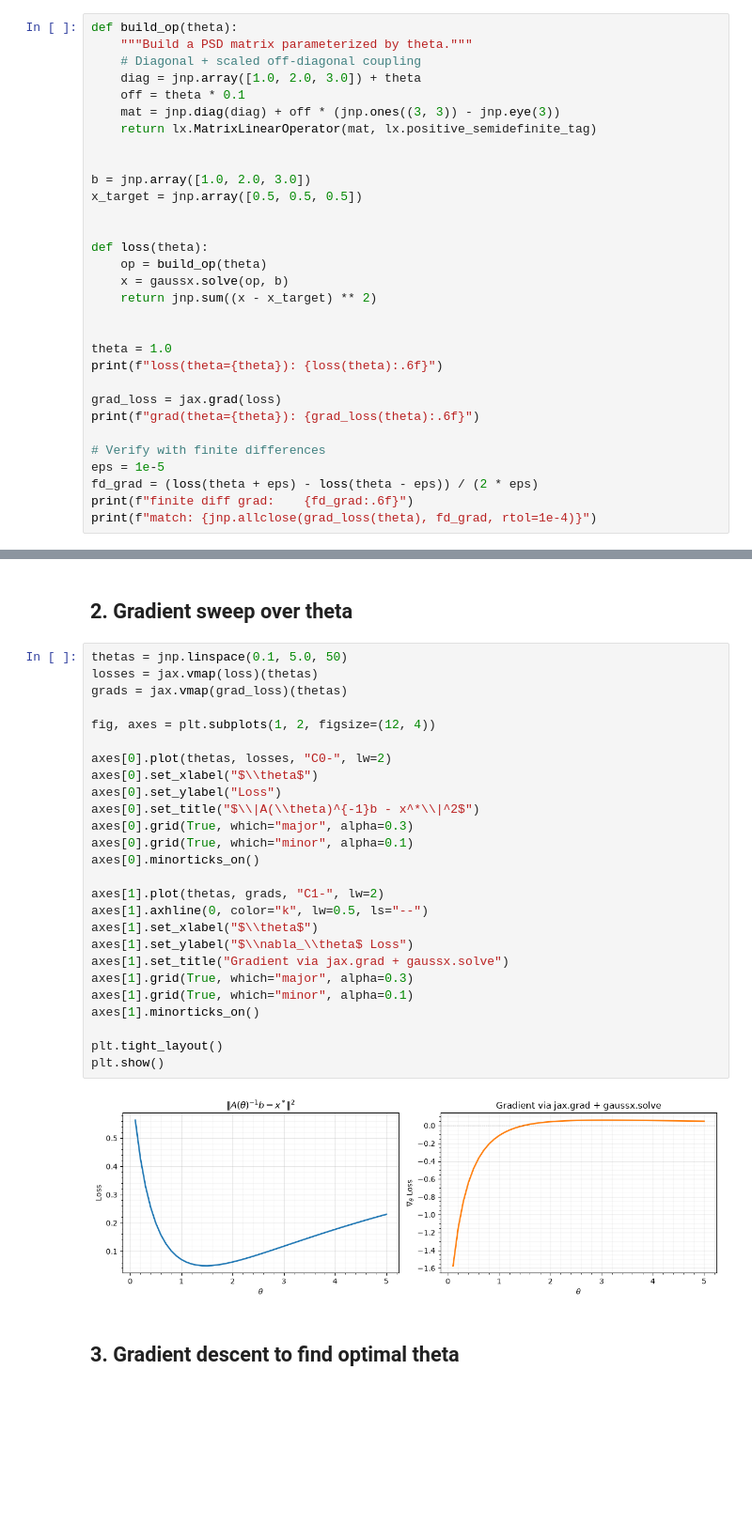
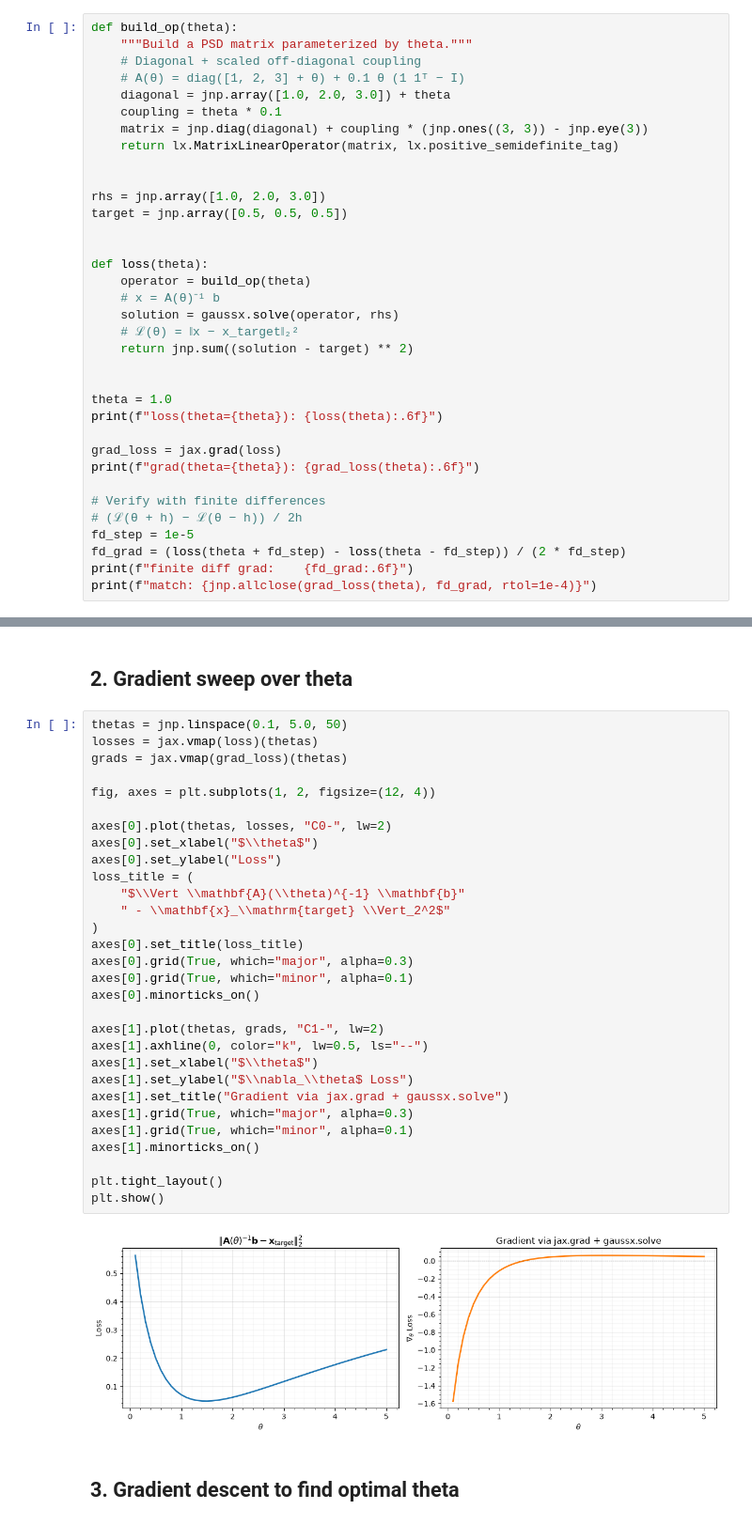
Before and after one commit to jejjohnson/gaussx, a Jupyter notebook: docs/notebooks/differentiating_solve.ipynb, the cells around one changed output, grey strips where cells are left out. Shown at 94% size. Drawn from its saved outputs; the diff is of its cells as text; blank space fills up the shorter version.

Commit message:
style(notebooks): restyle the operator and solver notebooks to the house notation

```diff
--- a/docs/notebooks/differentiating_solve.ipynb
+++ b/docs/notebooks/differentiating_solve.ipynb
@@ -114,20 +91,23 @@ matrix $A(\theta)$. We want $\nabla_\theta \|A(\theta)^{-1} b - x^*\|^2$.
 def build_op(theta):
     """Build a PSD matrix parameterized by theta."""
     # Diagonal + scaled off-diagonal coupling
-    diag = jnp.array([1.0, 2.0, 3.0]) + theta
-    off = theta * 0.1
-    mat = jnp.diag(diag) + off * (jnp.ones((3, 3)) - jnp.eye(3))
-    return lx.MatrixLinearOperator(mat, lx.positive_semidefinite_tag)
+    # A(θ) = diag([1, 2, 3] + θ) + 0.1 θ (1 1ᵀ − I)
+    diagonal = jnp.array([1.0, 2.0, 3.0]) + theta
+    coupling = theta * 0.1
+    matrix = jnp.diag(diagonal) + coupling * (jnp.ones((3, 3)) - jnp.eye(3))
+    return lx.MatrixLinearOperator(matrix, lx.positive_semidefinite_tag)
 
 
-b = jnp.array([1.0, 2.0, 3.0])
-x_target = jnp.array([0.5, 0.5, 0.5])
+rhs = jnp.array([1.0, 2.0, 3.0])
+target = jnp.array([0.5, 0.5, 0.5])
 
 
 def loss(theta):
-    op = build_op(theta)
-    x = gaussx.solve(op, b)
-    return jnp.sum((x - x_target) ** 2)
+    operator = build_op(theta)
+    # x = A(θ)⁻¹ b
+    solution = gaussx.solve(operator, rhs)
+    # ℒ(θ) = ‖x − x_target‖₂²
+    return jnp.sum((solution - target) ** 2)
 
 
 theta = 1.0
@@ -137,8 +117,9 @@ grad_loss = jax.grad(loss)
 print(f"grad(theta={theta}): {grad_loss(theta):.6f}")
 
 # Verify with finite differences
-eps = 1e-5
-fd_grad = (loss(theta + eps) - loss(theta - eps)) / (2 * eps)
+# (ℒ(θ + h) − ℒ(θ − h)) / 2h
+fd_step = 1e-5
+fd_grad = (loss(theta + fd_step) - loss(theta - fd_step)) / (2 * fd_step)
 print(f"finite diff grad:    {fd_grad:.6f}")
 print(f"match: {jnp.allclose(grad_loss(theta), fd_grad, rtol=1e-4)}")
 # %% [output]
@@ -151,31 +132,35 @@ match: True
 # %%
 thetas = jnp.linspace(0.1, 5.0, 50)
 losses = jax.vmap(loss)(thetas)
 grads = jax.vmap(grad_loss)(thetas)
 
 fig, axes = plt.subplots(1, 2, figsize=(12, 4))
 
 axes[0].plot(thetas, losses, "C0-", lw=2)
 axes[0].set_xlabel("$\\theta$")
 axes[0].set_ylabel("Loss")
-axes[0].set_title("$\\|A(\\theta)^{-1}b - x^*\\|^2$")
+loss_title = (
+    "$\\Vert \\mathbf{A}(\\theta)^{-1} \\mathbf{b}"
+    " - \\mathbf{x}_\\mathrm{target} \\Vert_2^2$"
+)
+axes[0].set_title(loss_title)
 axes[0].grid(True, which="major", alpha=0.3)
 axes[0].grid(True, which="minor", alpha=0.1)
 axes[0].minorticks_on()
 
 axes[1].plot(thetas, grads, "C1-", lw=2)
 axes[1].axhline(0, color="k", lw=0.5, ls="--")
 axes[1].set_xlabel("$\\theta$")
 axes[1].set_ylabel("$\\nabla_\\theta$ Loss")
 axes[1].set_title("Gradient via jax.grad + gaussx.solve")
 axes[1].grid(True, which="major", alpha=0.3)
 axes[1].grid(True, which="minor", alpha=0.1)
 axes[1].minorticks_on()
 
 plt.tight_layout()
 plt.show()
 # %% [output]
-[figure, old version]
+[figure, new version]
 # %% [markdown]
 ## 3. Gradient descent to find optimal theta
 # %%
```
Also changed, not shown: parts of 8 cells of this notebook, 16 other files.
